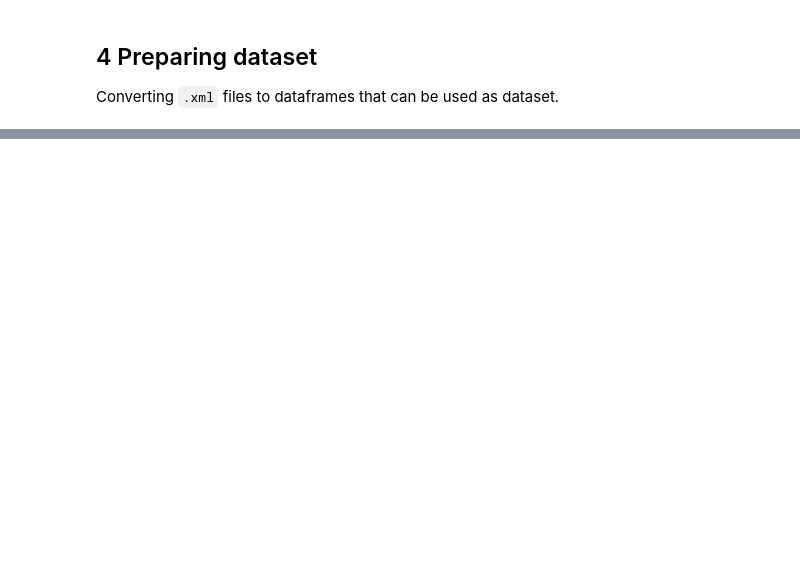
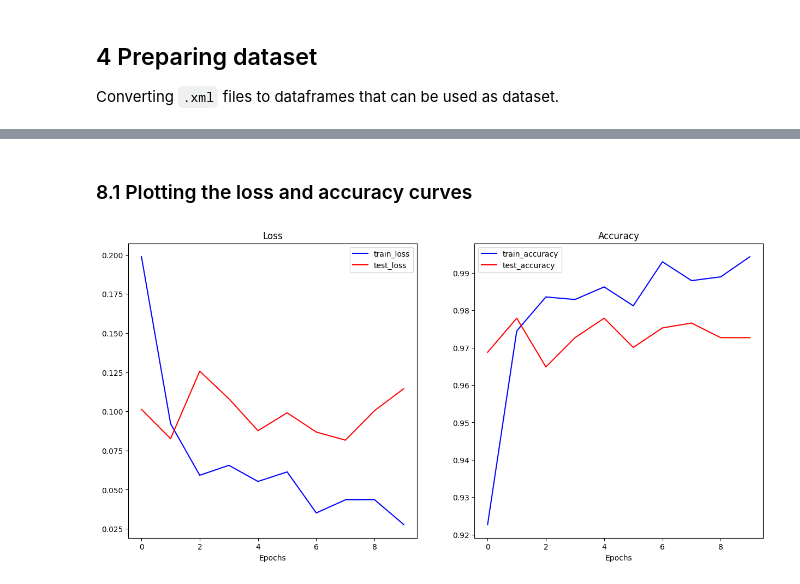
Before and after one commit to m10singh94/ClassificationAndBoundingBoxPrediction, a Jupyter notebook: ClassificationWithBoundingBoxPrediction.ipynb, the cells around one changed output, grey strips where cells are left out. Drawn from its saved outputs; the diff is of its cells as text; code cells hidden in the pictures; blank space fills up the shorter version.

```diff
--- a/ClassificationWithBoundingBoxPrediction.ipynb
+++ b/ClassificationWithBoundingBoxPrediction.ipynb
@@ -380,0 +549,12 @@ torch.Size([64, 64, 3])
+# %%
+# initialising our model
+objectDetector = ObjectDetector(baseModel=resnet,
+                                # in_features=resnet.fc.in_features,
+                                numClasses=len(le.classes_))
+summary(model=objectDetector,
+        input_size=(32, 3, 224, 224), # (batch_size, color_channels, height, width)
+        # col_names=["input_size"], # uncomment for smaller output
+        col_names=["input_size", "output_size", "num_params", "trainable"],
+        col_width=20,
+        row_settings=["var_names"]
+)
@@ -380,0 +631,34 @@ torch.Size([64, 64, 3])
+# %%
+def plot_loss_curves(results):
+
+  train_loss = results["train_loss"]
+  test_loss = results["test_loss"]
+
+  train_accuracy = results["train_acc"]
+  test_accuracy = results["test_acc"]
+
+  epochs = range(len(results["train_loss"]))
+
+  plt.figure(figsize=(15, 7))
+
+  # Plot loss
+  plt.subplot(1, 2, 1)
+  plt.plot(epochs, train_loss, label="train_loss", color='b')
+  plt.plot(epochs, test_loss, label="test_loss", color='r')
+  plt.title("Loss")
+  plt.xlabel("Epochs")
+  plt.legend()
+
+  # Plot accuracy
+  plt.subplot(1, 2, 2)
+  plt.plot(epochs, train_accuracy, label="train_accuracy", color='b')
+  plt.plot(epochs, test_accuracy, label="test_accuracy", color='r')
+  plt.title("Accuracy")
+  plt.xlabel("Epochs")
+  plt.legend()
+# %% [markdown]
+### 8.1 Plotting the loss and accuracy curves
+# %%
+plot_loss_curves(model_results)
+# %% [output]
+[figure, added]
```
Also changed, not shown: parts of 51 cells of this notebook.
